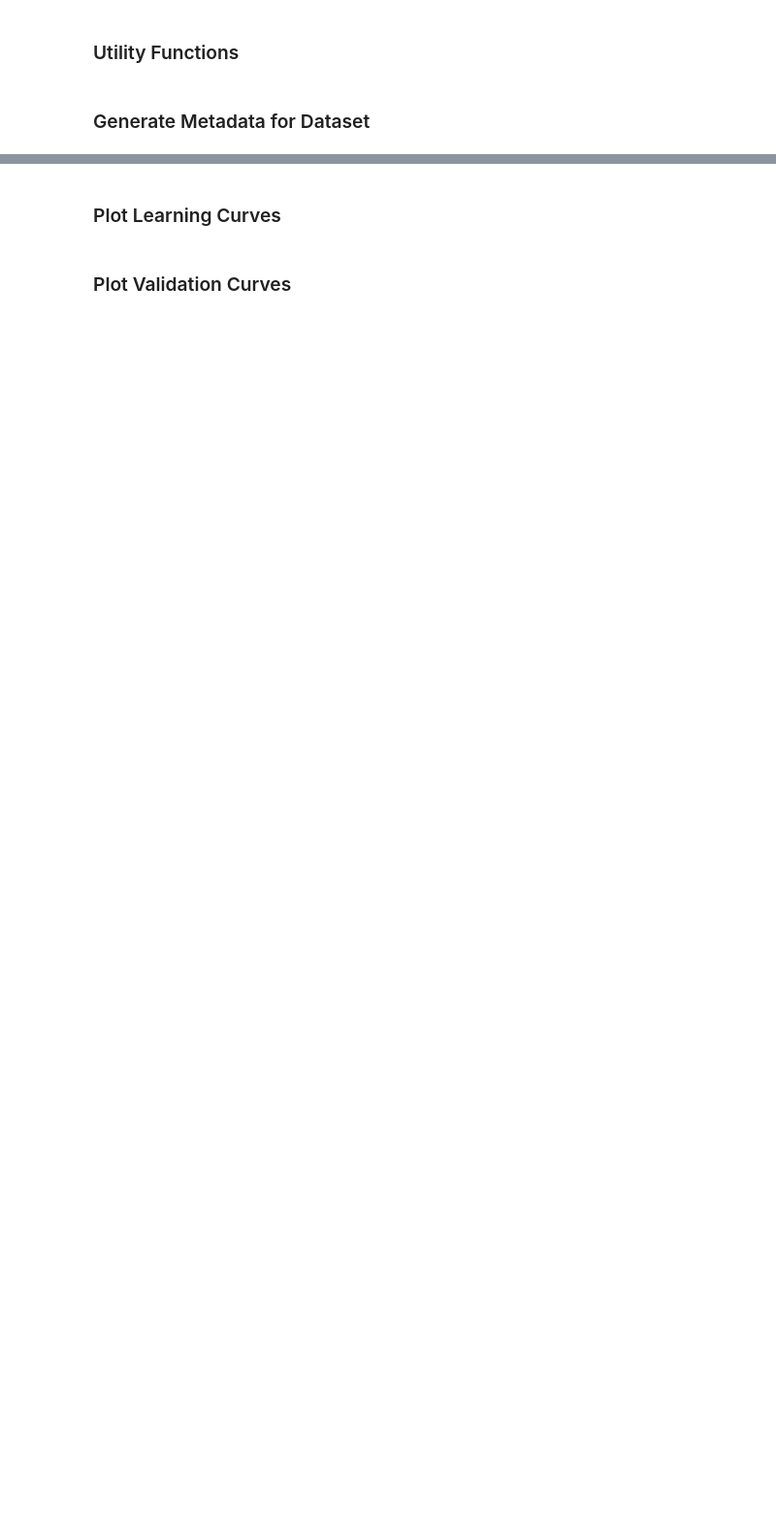
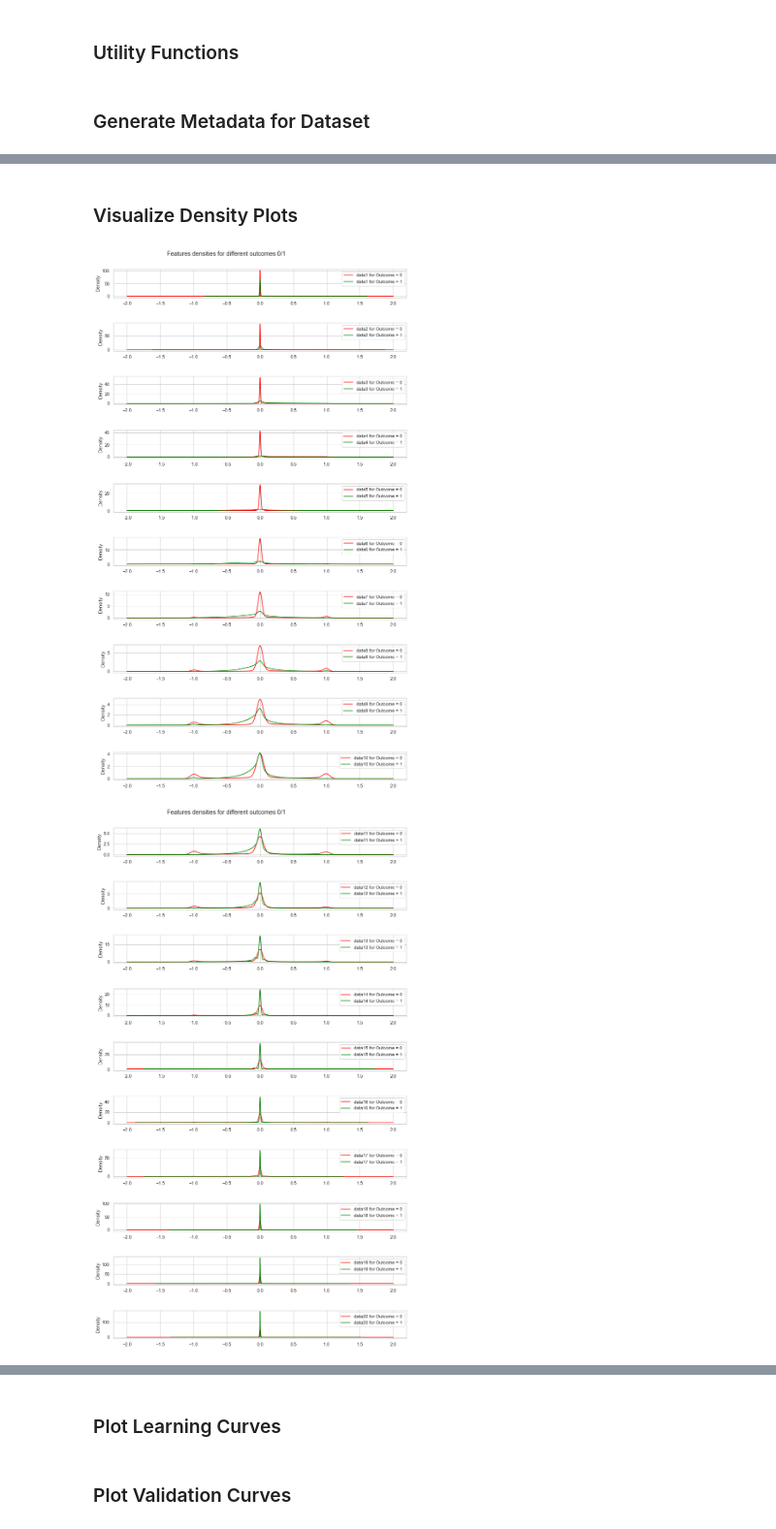
Before and after one commit to rushvanth/AFDetection, a Jupyter notebook: AFDetection.ipynb, the cells around one changed output, grey strips where cells are left out. Shown: that part at 97% size. Cells and saved outputs as stored; diff of their text form; code cells hidden in the pictures; blank space fills up the shorter version.

```diff
--- a/AFDetection.ipynb
+++ b/AFDetection.ipynb
@@ -460,0 +497,37 @@ plt.savefig(img_file_path)
+# %% [markdown]
+### Visualize Density Plots
+# %%
+# Plot features densities depending on the outcome values
+from pylab import rcParams
+rcParams['figure.figsize'] = 15, 20
+
+# separate data based on outcome values
+outcome_0 = af_data[af_data['Control'] == 0]
+outcome_1 = af_data[af_data['Control'] == 1]
+names = list(af_data.columns)
+# plot densities for outcomes
+i=0
+j=0
+for _ in range(3):
+    # init figure
+    fig, axs = plt.subplots(10, 1)
+    fig.suptitle('Features densities for different outcomes 0/1')
+    plt.subplots_adjust(left = 0.25, right = 0.9, bottom = 0.1, top = 0.95,
+                        wspace = 0.2, hspace = 0.9)
+    for column_name in names[i:i+10]:
+        ax = axs[j]
+        #plt.subplot(4, 2, names.index(column_name) + 1)
+        outcome_0[column_name].plot(kind='density', ax=ax, subplots=True,
+                                    sharex=False, color="red", legend=True,
+                                    label=column_name + ' for Outcome = 0')
+        outcome_1[column_name].plot(kind='density', ax=ax, subplots=True,
+                                        sharex=False, color="green", legend=True,
+                                        label=column_name + ' for Outcome = 1')
+        ax.grid('on')
+        j+=1
+    i+=10
+    j=0
+    plt.show()
+# %% [output]
+[figure, added]
+[figure, added]
```
Also changed, not shown: parts of 8 cells of this notebook, 1 other file.
